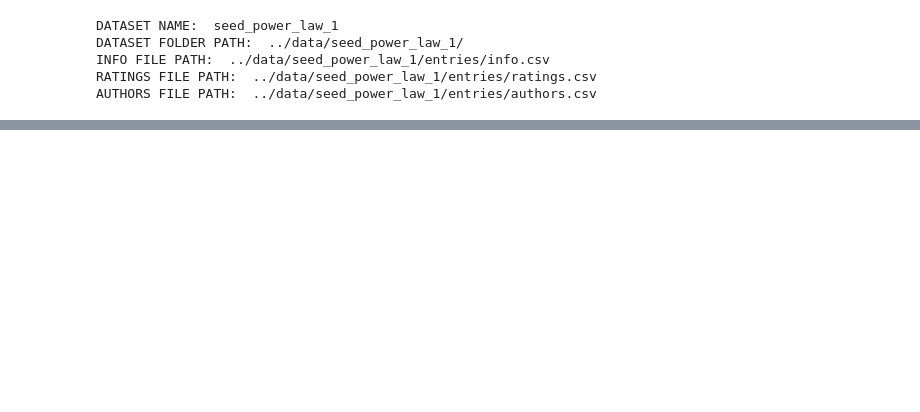
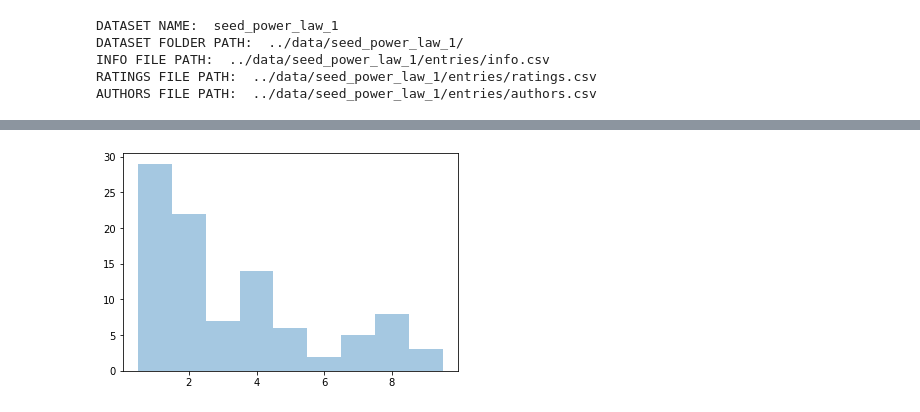
Before and after one commit to Miccighel/RS_Py, a Jupyter notebook: notebooks/Seeder.ipynb, the cells around one changed output, grey strips where cells are left out. Saved outputs shown, nothing was run; the diff lists cells and outputs as text; code cells hidden in the pictures; blank space fills up the shorter version.

```diff
--- a/notebooks/Seeder.ipynb
+++ b/notebooks/Seeder.ipynb
@@ -1,16 +1,15 @@
 # %%
 import pandas as pd
 import numpy as np
-import math as m
 import os
 import collections
 import csv
 import random as rn
 import seaborn as sns
+import matplotlib.pyplot as plt
 import scipy.stats as stats
 from itertools import islice
 from scipy.stats import beta as beta
-import matplotlib.pyplot as plt
 
 # ------------------------------
 # ----- PARAMETERS & SETUP -----
@@ -23,7 +22,7 @@ authors_number = 20
 months_number = 1
 readers_classes = 10
 papers_classes = 10
-shuffling = True
+shuffling = False
 shuffle_number = 100
 
 # Seed folder path
@@ -32,9 +31,12 @@ dataset_folder_path = "../data/{}/".format(dataset_name)
 dataset_shuffle_folder_path = "../data/{}/shuffle/".format(dataset_name)
 dataset_entries_folder_path = "../data/{}/entries/".format(dataset_name)
 dataset_plots_folder_path = "../data/{}/plots/".format(dataset_name)
-info_file_path = "{}info.csv".format(dataset_entries_folder_path)
+reader_mappings_path = "{}reader_mappings.csv".format(dataset_entries_folder_path)
+paper_mappings_path = "{}paper_mappings.csv".format(dataset_entries_folder_path)
+rp_matrix_df_csv_path = "{}rp_matrix.csv".format(dataset_entries_folder_path)
 ratings_file_path = "{}ratings.csv".format(dataset_entries_folder_path)
 authors_file_path = "{}authors.csv".format(dataset_entries_folder_path)
+info_file_path = "{}info.csv".format(dataset_entries_folder_path)
 stats_file_path = "{}stats.csv".format(dataset_entries_folder_path)
 
 os.makedirs(dataset_folder_path, exist_ok=True)
@@ -171,18 +193,19 @@ Etc.
 # %%
-print("---------- READER-PAPER GRAPH GENERATION STARTED ----------")
+print("---------- READER-PAPER MATRIX GENERATION STARTED ----------")
 
-inc_matrix = np.zeros_like(np.arange(readers_number * papers_number).reshape(readers_number, papers_number))
+rp_matrix = np.zeros_like(np.arange(readers_number * papers_number).reshape(readers_number, papers_number))
 
 paper_mappings = pd.DataFrame(columns=["Paper", "Rating Frequency", "Ratings Received"])
 paper_set = set(papers)
+paper_sampled = set()
 print(f"Total Papers: {len(paper_set)}")
 for paper_amount, rating_frequency in paper_rating_frequency:
     sample = rn.sample(paper_set, paper_amount)
     for paper_id in sample:
+        paper_sampled.add(paper_id)
         paper_set.remove(paper_id)
         paper_mappings = paper_mappings.append({"Paper": paper_id, "Rating Frequency": rating_frequency, "Ratings Received": 0}, ignore_index=True)
-    print(f"Sampled Papers: {paper_amount} Remaining Papers: {len(paper_set)}")
-
+    #
 reader_mappings = pd.DataFrame(columns=["Reader", "Rating Frequency", "Ratings Given"])
 reader_set = set(readers)
 print(f"Total Readers: {len(reader_set)}")
@@ -191,31 +214,75 @@ for reader_amount, rating_frequency in reader_rating_frequency:
     for reader_id in sample:
         reader_set.remove(reader_id)
         reader_mappings = reader_mappings.append({"Reader": reader_id, "Rating Frequency": rating_frequency, "Ratings Given": 0}, ignore_index=True)
-    print(f"Sampled Papers: {reader_amount} Remaining Papers: {len(reader_set)}")
+    #print(f"Sampled Readers: {reader_amount} Remaining Readers: {len(reader_set)}")
 
 for reader_index, reader_row in reader_mappings.iterrows():
     reader_id = reader_row["Reader"]
     papers_to_sample = reader_row["Rating Frequency"]
-    papers_sampled = paper_mappings[:papers_to_sample]
+    papers_sampled = paper_mappings[
+        paper_mappings["Ratings Received"] < paper_mappings["Rating Frequency"]
+    ].head(papers_to_sample)
+    ratings_given = reader_row["Ratings Given"]
     for paper_index, paper_row in papers_sampled.iterrows():
         paper_id = paper_row["Paper"]
         ratings_expected = paper_row["Rating Frequency"]
         ratings_received = paper_row["Ratings Received"]
         if ratings_received < ratings_expected:
-            inc_matrix[reader_id, paper_id] = 1
-            inc_matrix[paper_id, reader_id] = 1
+            rp_matrix[reader_id, paper_id] = 1
+            ratings_given += 1
             paper_mappings.loc[paper_index, "Ratings Received"] = ratings_received + 1
-            if ratings_received == ratings_expected:
-                paper_mappings.drop(paper_index, inplace=True)
+    reader_mappings.loc[reader_index, "Ratings Given"] = ratings_given
 
-rp_graph = pd.DataFrame(data=inc_matrix, index=readers,  columns=papers)
-rp_graph_grade_column = rp_graph.sum(axis = 1)
-rp_graph_grade_row = rp_graph.sum()
-rp_graph_symmetry = (rp_graph.values.transpose() == rp_graph.values).all()
-rp_graph_csv_path = "{}incidence_matrix.csv".format(dataset_entries_folder_path)
-rp_graph.to_csv(rp_graph_csv_path)
-print("Graph (Incidence Matrix) Saved at Path: {}".format(rp_graph_csv_path))
-print(f"Graph Symmetry: {rp_graph_symmetry}")
+reader_mappings.to_csv(reader_mappings_path)
+paper_mappings.to_csv(paper_mappings_path)
+rp_matrix_df = pd.DataFrame(dtype=int)
+for paper_configuration in rp_matrix:
+    rp_matrix_df = rp_matrix_df.append(pd.Series(paper_configuration),ignore_index=True)
+rp_matrix_df = rp_matrix_df.astype(int)
+rp_matrix_df.to_csv(rp_matrix_df_csv_path)
 
-print("---------- READER-PAPER GRAPH GENERATION COMPLETED ----------")
+print("---------- PRINTING TRUE POWER LAW FOR READERS ----------")
+temp = []
+ratings_given = rp_matrix_df.sum(axis=1)
+final_reader_rating_frequency = collections.Counter(ratings_given).most_common()
+for index, (readers_amount, rating_frequency) in enumerate(final_reader_rating_frequency):
+    temp.append([rating_frequency] * readers_amount)
+temp = [item for sublist in temp for item in sublist]
+ax = sns.distplot(temp, bins=np.arange(readers_classes)+0.5, kde=False)
+fig = ax.get_figure()
+path_readers = "{}true-power-law-readers.pdf".format(dataset_plots_folder_path)
+fig.savefig(path_readers, bbox_inches='tight')
+plt.show()
+plt.close()
+
+# The true power law papers may be different from the expect one because
+# it is not guaranteed that the full amount of papers will be sampled for
+# each class; this means that the following instructions will "merge" together
+# two or more classes if the same amount of papers have been sampled.
+# (i.e, if there are 1 paper with 68 ratings and 1 paper with 5 ratings, the
+# true power law will say something like "there are 1 paper which receives 73 ratings
+
+print("---------- PRINTING TRUE POWER LAW FOR PAPERS ----------")
+temp = []
+ratings_received = rp_matrix_df.sum(axis=0)
+final_paper_rating_frequency = collections.Counter(ratings_received).most_common()
+for index, (papers_amount, rating_frequency) in enumerate(final_paper_rating_frequency):
+    temp.append([rating_frequency] * papers_amount)
+temp = [item for sublist in temp for item in sublist]
+ax = sns.distplot(temp, bins=np.arange(papers_classes)+0.5, kde=False)
+fig = ax.get_figure()
+path_papers = "{}true-power-law-papers.pdf".format(dataset_plots_folder_path)
+fig.savefig(path_papers, bbox_inches='tight')
+plt.show()
+plt.close()
+
+print("Ratings Given By Readers: {}".format(sum(reader_mappings["Ratings Given"])))
+print("Ratings Received By Papers: {}".format(sum(paper_mappings["Ratings Received"])))
+print("Reader Mappings Saved at Path: {}".format(reader_mappings_path))
+print("Paper Mappings Saved at Path: {}".format(paper_mappings_path))
+print("Reader-Paper Matrix Saved at Path: {}".format(rp_matrix_df_csv_path))
+print("True Power Law Plot (Readers) Saved at Path: {}".format(path_readers))
+print("True Power Law Plot (Papers) Saved at Path: {}".format(path_papers))
+
+print("---------- READER-PAPER MATRIX GENERATION COMPLETED ----------")
 # %% [output]
@@ -238,0 +302 @@ Graph Symmetry: True
+[figure, added]
```
Also changed, not shown: parts of 10 cells of this notebook, 14 other files.
